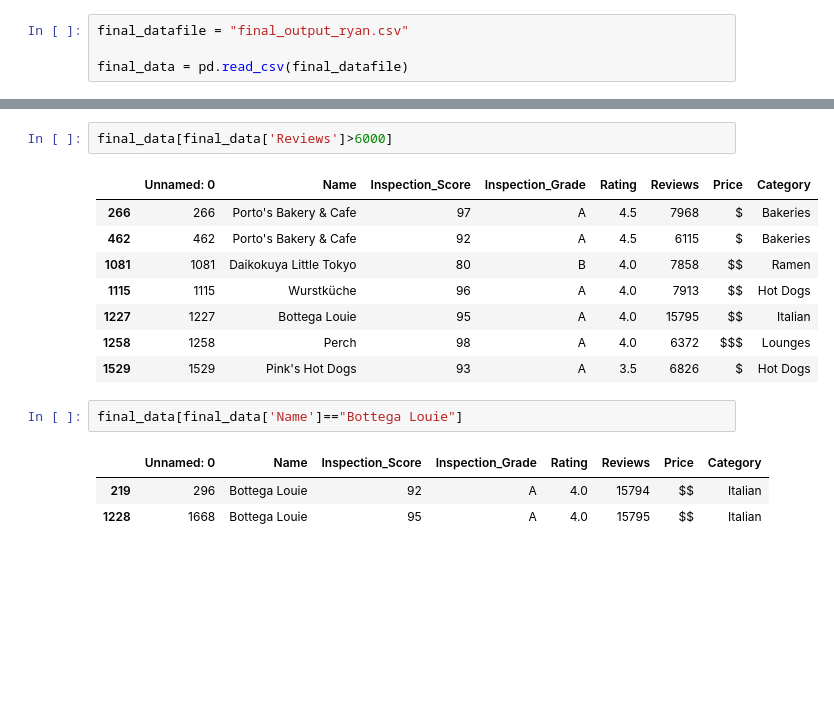
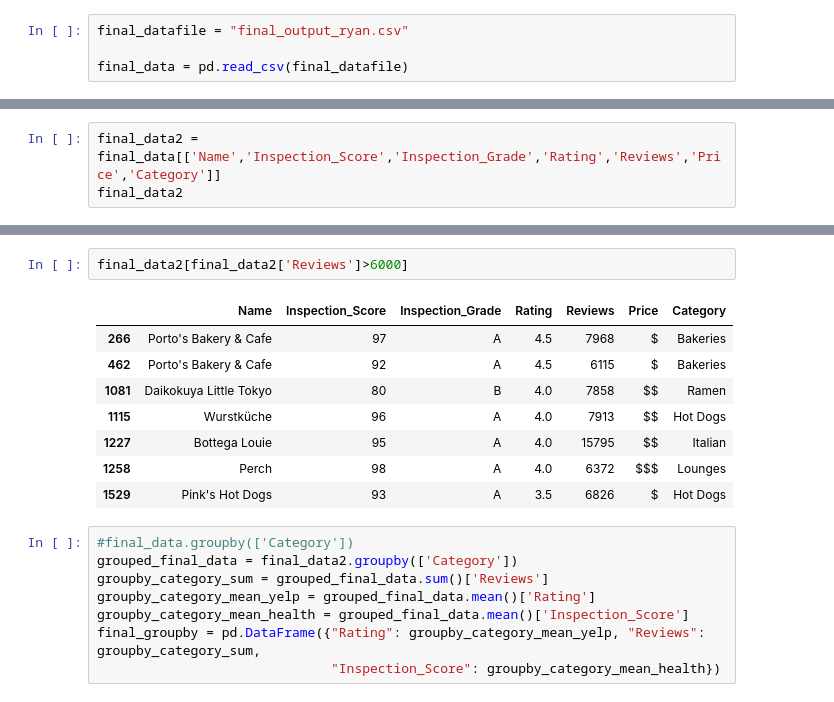
Before and after one commit to ryankchang/project1, a Jupyter notebook: ryan_matplotlib.ipynb, the cells around one changed output, grey strips where cells are left out. Drawn from its saved outputs; the diff is of its cells as text; blank space fills up the shorter version.

```diff
--- a/ryan_matplotlib.ipynb
+++ b/ryan_matplotlib.ipynb
@@ -35,0 +15,3 @@ final_data
+# %%
+final_data2 = final_data[['Name','Inspection_Score','Inspection_Grade','Rating','Reviews','Price','Category']]
+final_data2
@@ -50,19 +51,21 @@ B     171
 C      13
 Name: Inspection_Grade, dtype: int64
 # %%
-final_data[final_data['Reviews']>6000]
+final_data2[final_data2['Reviews']>6000]
 # %% [output]
-|  | Unnamed: 0 | Name | Inspection_Score | Inspection_Grade | Rating | Reviews | Price | Category |
-| 266 | 266 | Porto's Bakery & Cafe | 97 | A | 4.5 | 7968 | $ | Bakeries |
-| 462 | 462 | Porto's Bakery & Cafe | 92 | A | 4.5 | 6115 | $ | Bakeries |
-| 1081 | 1081 | Daikokuya Little Tokyo | 80 | B | 4.0 | 7858 | $$ | Ramen |
-| 1115 | 1115 | Wurstküche | 96 | A | 4.0 | 7913 | $$ | Hot Dogs |
-| 1227 | 1227 | Bottega Louie | 95 | A | 4.0 | 15795 | $$ | Italian |
-| 1258 | 1258 | Perch | 98 | A | 4.0 | 6372 | $$$ | Lounges |
-| 1529 | 1529 | Pink's Hot Dogs | 93 | A | 3.5 | 6826 | $ | Hot Dogs |
+|  | Name | Inspection_Score | Inspection_Grade | Rating | Reviews | Price | Category |
+| 266 | Porto's Bakery & Cafe | 97 | A | 4.5 | 7968 | $ | Bakeries |
+| 462 | Porto's Bakery & Cafe | 92 | A | 4.5 | 6115 | $ | Bakeries |
+| 1081 | Daikokuya Little Tokyo | 80 | B | 4.0 | 7858 | $$ | Ramen |
+| 1115 | Wurstküche | 96 | A | 4.0 | 7913 | $$ | Hot Dogs |
+| 1227 | Bottega Louie | 95 | A | 4.0 | 15795 | $$ | Italian |
+| 1258 | Perch | 98 | A | 4.0 | 6372 | $$$ | Lounges |
+| 1529 | Pink's Hot Dogs | 93 | A | 3.5 | 6826 | $ | Hot Dogs |
-# %%
-final_data[final_data['Name']=="Bottega Louie"]
-# %% [output]
-|  | Unnamed: 0 | Name | Inspection_Score | Inspection_Grade | Rating | Reviews | Price | Category |
-| 219 | 296 | Bottega Louie | 92 | A | 4.0 | 15794 | $$ | Italian |
-| 1228 | 1668 | Bottega Louie | 95 | A | 4.0 | 15795 | $$ | Italian |
+# %%
+#final_data.groupby(['Category'])
+grouped_final_data = final_data2.groupby(['Category'])
+groupby_category_sum = grouped_final_data.sum()['Reviews']
+groupby_category_mean_yelp = grouped_final_data.mean()['Rating']
+groupby_category_mean_health = grouped_final_data.mean()['Inspection_Score']
+final_groupby = pd.DataFrame({"Rating": groupby_category_mean_yelp, "Reviews": groupby_category_sum,
+                              "Inspection_Score": groupby_category_mean_health})
```
Also changed, not shown: parts of 5 cells of this notebook.
